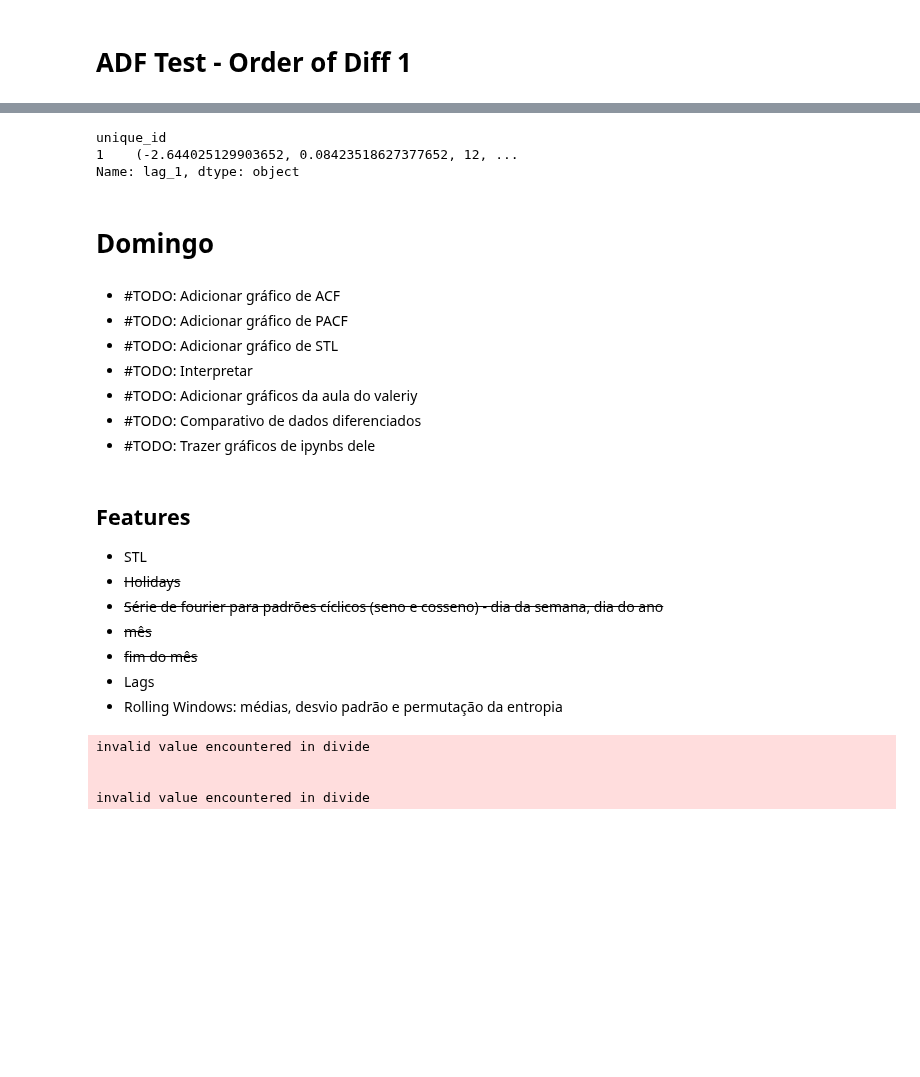
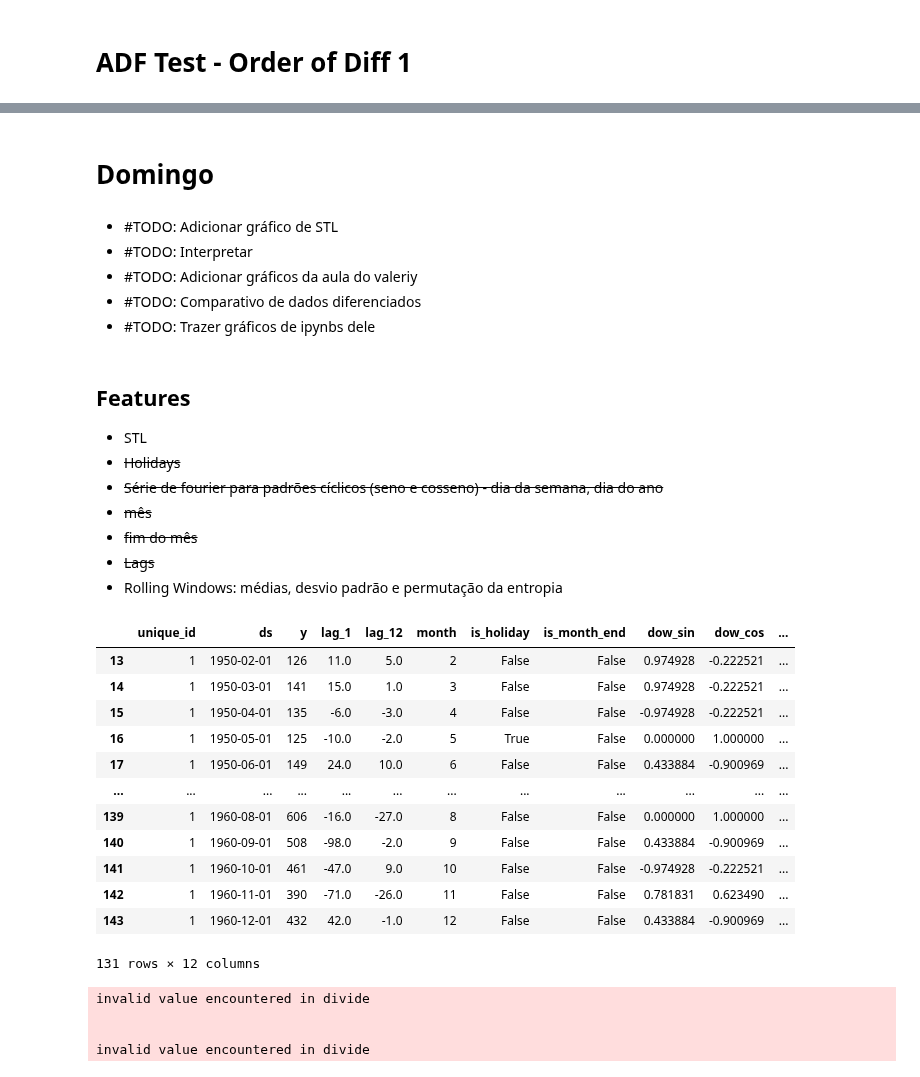
Before and after one commit to HeyLucasLeao/forecasting, a Jupyter notebook: 1.air_passangers.ipynb, the cells around one changed output, grey strips where cells are left out. Cells and saved outputs as stored; diff of their text form; code cells hidden in the pictures; blank space fills up the shorter version.

```diff
--- a/2.air_passangers.ipynb
+++ b/1.air_passangers.ipynb
@@ -116,9 +108,7 @@ def generate_lag(X, lag=1):
         raise ValueError("Input array must be one-dimensional.")
 
     return np.concatenate((np.nan * np.ones(lag), (X[lag:] - X[:-lag])))
-# %%
-# Using pipe pattern
-df = df.pipe(generate_lag_features, target_col="y", group_col="unique_id", lag=1)
-df = df.pipe(generate_lag_features, target_col="lag_1", group_col="unique_id", lag=12)
 # %%
-df["y"].pipe(generate_lag, lag=1)
+df["lag_1"] = df["y"].pipe(generate_lag, lag=1)
+df["lag_12"] = df["lag_1"].pipe(generate_lag, lag=12)
+#df = df.dropna()
@@ -180,14 +131,8 @@ Name: y, dtype: object
 # %%
-df.groupby("unique_id")["lag_1"].apply(adfuller)
+#df.groupby("unique_id")["lag_1"].apply(adfuller)
-# %% [output]
-unique_id
-1    (-2.644025129903652, 0.08423518627377652, 12, ...
-Name: lag_1, dtype: object
 # %% [markdown]
 # Domingo
 # %% [markdown]
-- #TODO: Adicionar gráfico de ACF
-- #TODO: Adicionar gráfico de PACF
 - #TODO: Adicionar gráfico de STL
 - #TODO: Interpretar
 - #TODO: Adicionar gráficos da aula do valeriy
@@ -283,7 +229,7 @@ plot_acf_pacf_adf(df, ["y", "lag_1", "lag_12"])
 - ~~Série de fourier para padrões cíclicos (seno e cosseno) - dia da semana, dia do ano~~
 - ~~mês~~
 - ~~fim do mês~~
-- Lags
+- ~~Lags~~
 - Rolling Windows: médias, desvio padrão e permutação da entropia
 # %%
 def add_in_date_information(df, time_col):
@@ -308,3 +255,19 @@ df = df.pipe(add_in_date_information, "ds")
+# %%
+df
+# %% [output]
+|  | unique_id | ds | y | lag_1 | lag_12 | month | is_holiday | is_month_end | dow_sin | dow_cos | ... |
+| 13 | 1 | 1950-02-01 | 126 | 11.0 | 5.0 | 2 | False | False | 0.974928 | -0.222521 | ... |
+| 14 | 1 | 1950-03-01 | 141 | 15.0 | 1.0 | 3 | False | False | 0.974928 | -0.222521 | ... |
+| 15 | 1 | 1950-04-01 | 135 | -6.0 | -3.0 | 4 | False | False | -0.974928 | -0.222521 | ... |
+| 16 | 1 | 1950-05-01 | 125 | -10.0 | -2.0 | 5 | True | False | 0.000000 | 1.000000 | ... |
+| 17 | 1 | 1950-06-01 | 149 | 24.0 | 10.0 | 6 | False | False | 0.433884 | -0.900969 | ... |
+| ... | ... | ... | ... | ... | ... | ... | ... | ... | ... | ... | ... |
+| 139 | 1 | 1960-08-01 | 606 | -16.0 | -27.0 | 8 | False | False | 0.000000 | 1.000000 | ... |
+| 140 | 1 | 1960-09-01 | 508 | -98.0 | -2.0 | 9 | False | False | 0.433884 | -0.900969 | ... |
+| 141 | 1 | 1960-10-01 | 461 | -47.0 | 9.0 | 10 | False | False | -0.974928 | -0.222521 | ... |
+| 142 | 1 | 1960-11-01 | 390 | -71.0 | -26.0 | 11 | False | False | 0.781831 | 0.623490 | ... |
+| 143 | 1 | 1960-12-01 | 432 | 42.0 | -1.0 | 12 | False | False | 0.433884 | -0.900969 | ... |
+131 rows × 12 columns
 # %%
 corr_heatmap(df[df.columns[2:]], fig_type="png")
 # %% [output]
```
Also changed, not shown: parts of 10 cells of this notebook, 2 other files.
